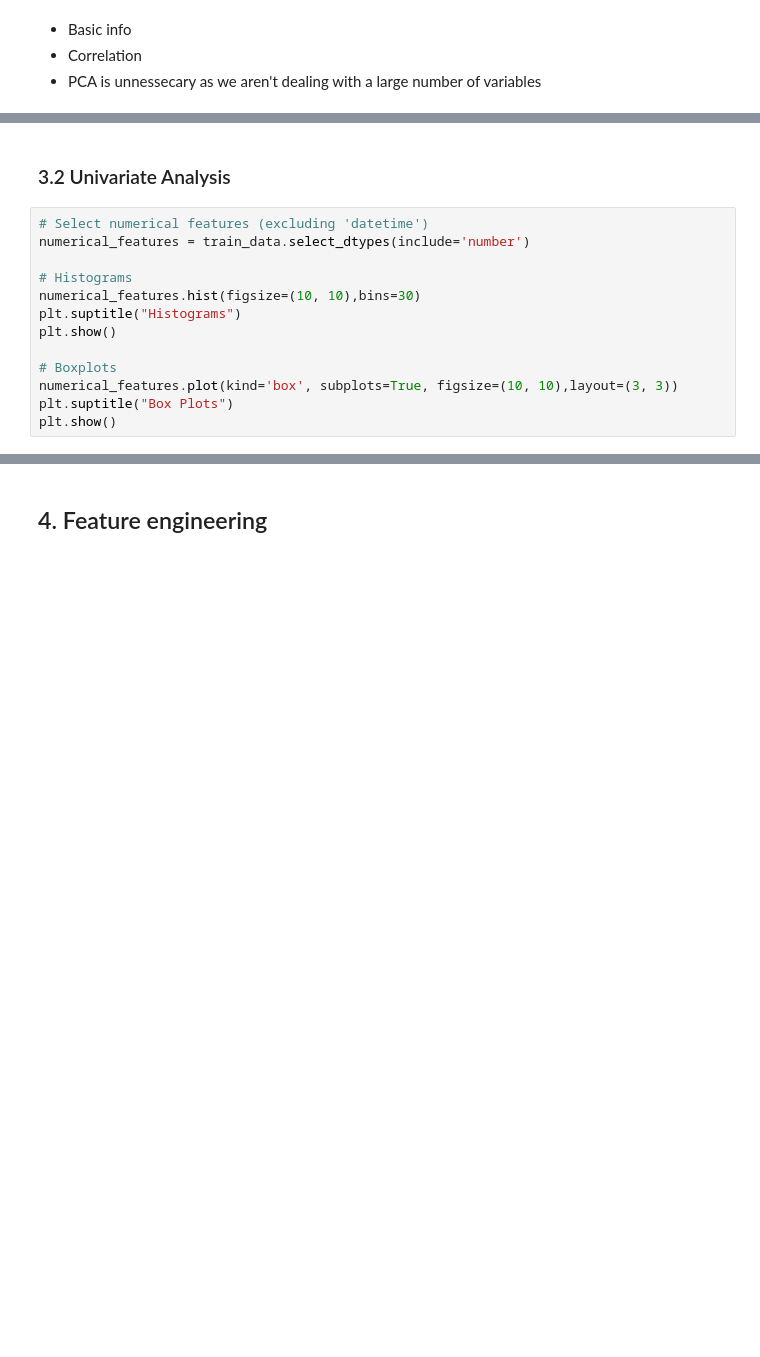
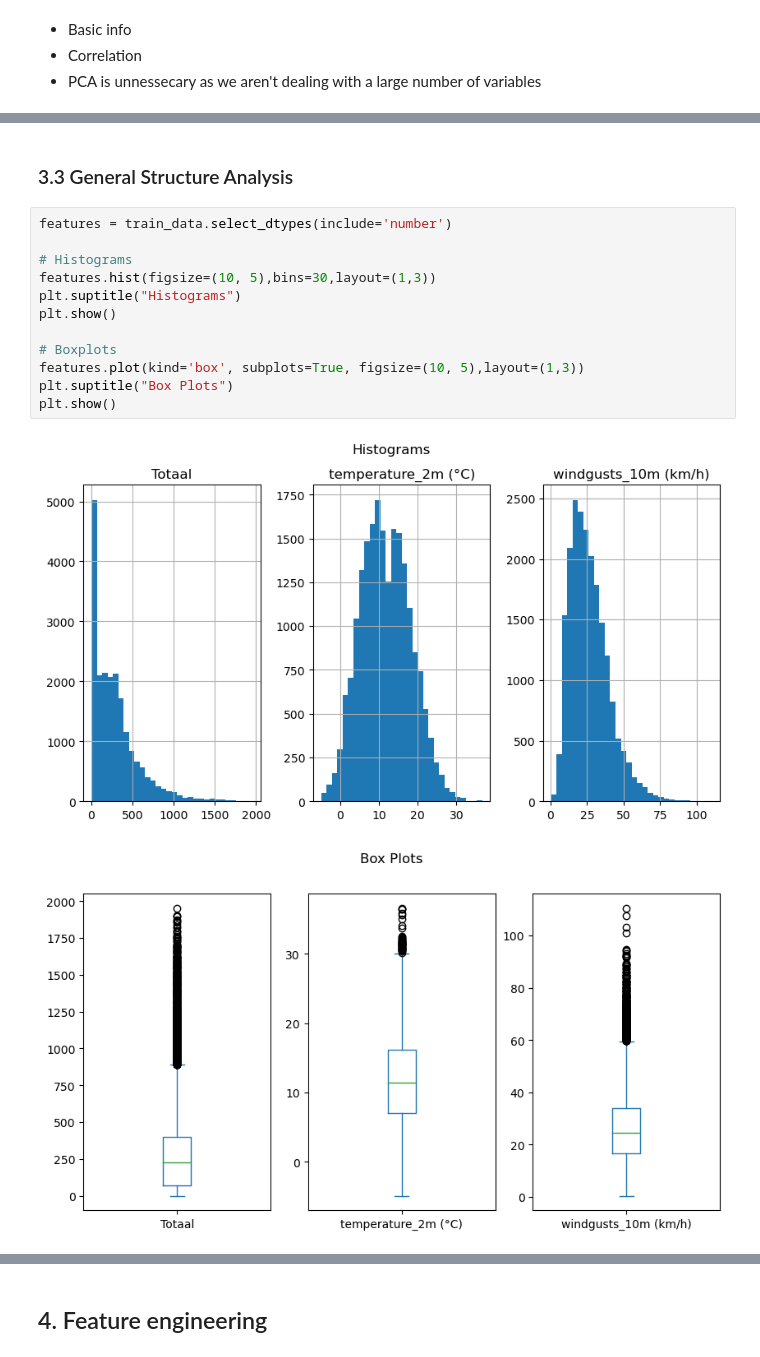
Before and after one commit to mxvp/Bicycle_counter_prediction, a Jupyter notebook: linear_regression.ipynb, the cells around one changed output, grey strips where cells are left out. Drawn from its saved outputs; the diff is of its cells as text; blank space fills up the shorter version.

Commit message:
plots n stuff

```diff
--- a/linear_regression.ipynb
+++ b/linear_regression.ipynb
@@ -113,16 +176,18 @@ print(train_data.describe())
 # %% [markdown]
-### 3.2 Univariate Analysis
+### 3.3 General Structure Analysis
 # %%
-# Select numerical features (excluding 'datetime')
-numerical_features = train_data.select_dtypes(include='number')
+features = train_data.select_dtypes(include='number')
 
 # Histograms
-numerical_features.hist(figsize=(10, 10),bins=30)
+features.hist(figsize=(10, 5),bins=30,layout=(1,3))
 plt.suptitle("Histograms")
 plt.show()
 
 # Boxplots
-numerical_features.plot(kind='box', subplots=True, figsize=(10, 10),layout=(3, 3))
+features.plot(kind='box', subplots=True, figsize=(10, 5),layout=(1,3))
 plt.suptitle("Box Plots")
 plt.show()
+# %% [output]
+[figure, added]
+[figure, added]
 # %% [markdown]
```
Also changed, not shown: parts of 35 cells of this notebook, 1 other file.
